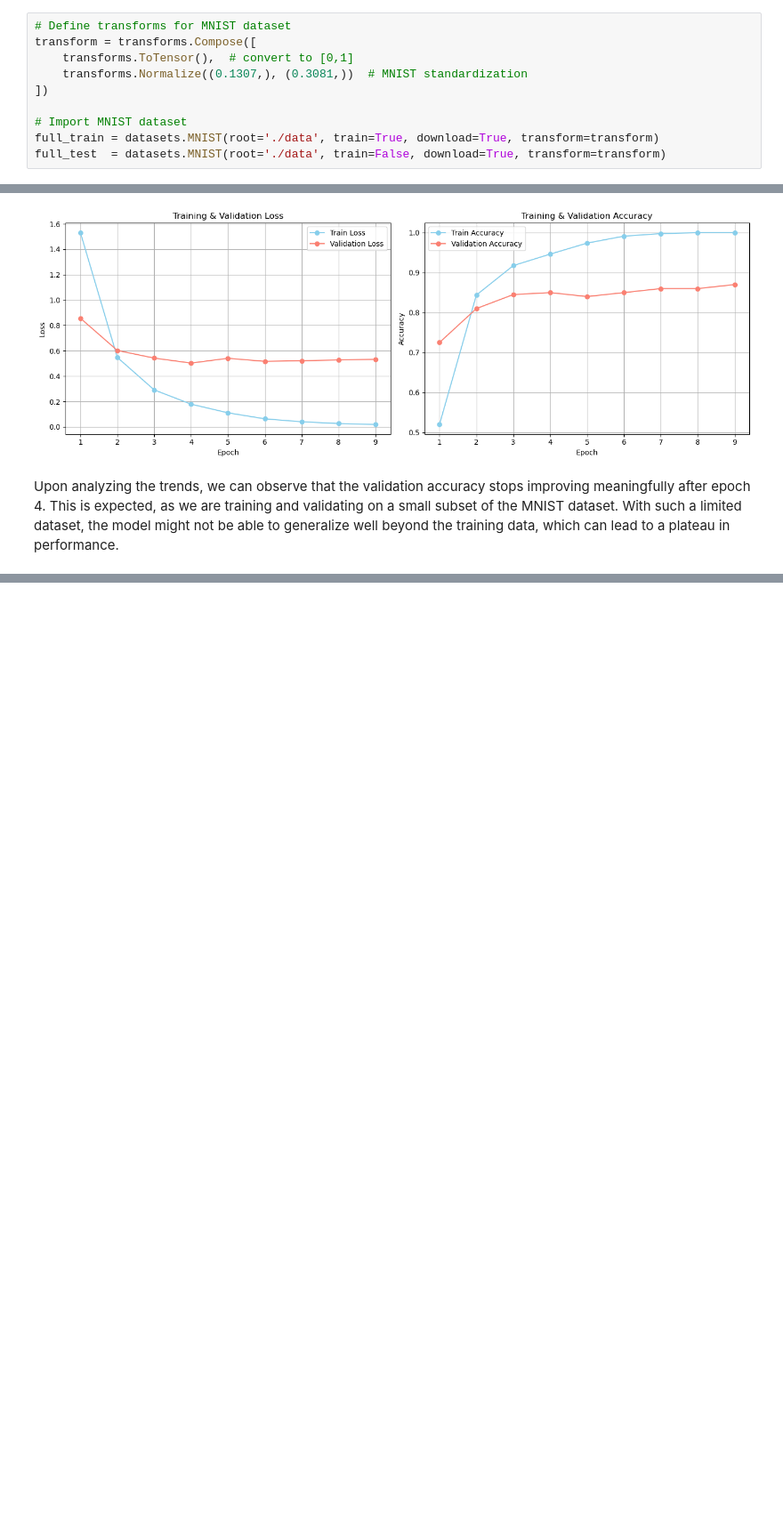
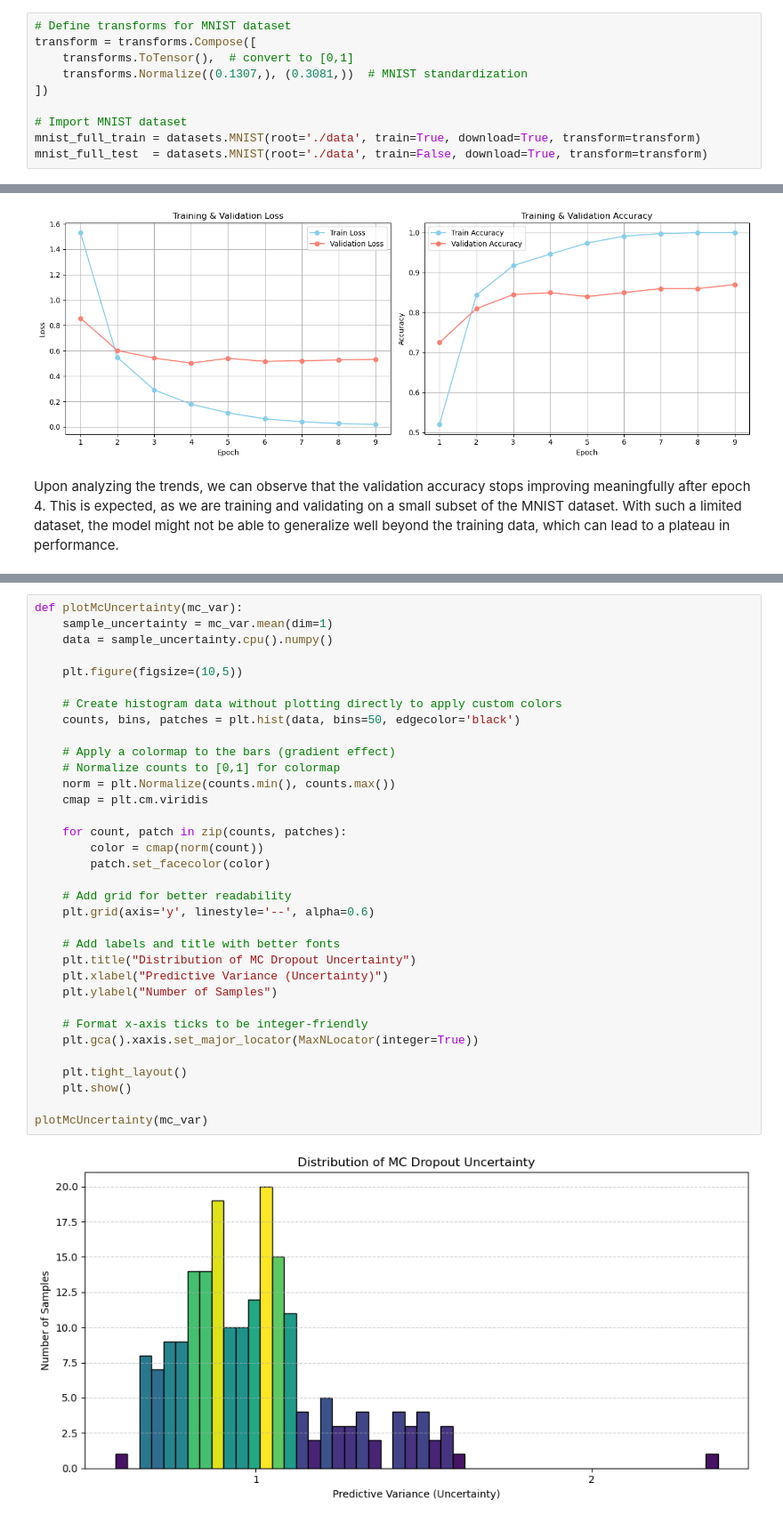
Before and after one commit to wilvang/ml-coursework, a Jupyter notebook: assignment-3/exercises.ipynb, the cells around one changed output, grey strips where cells are left out. Shown at 89% size. Drawn from its saved outputs; the diff is of its cells as text; blank space fills up the shorter version.

```diff
--- a/assignment-3/exercises.ipynb
+++ b/assignment-3/exercises.ipynb
@@ -35,8 +37,8 @@ transform = transforms.Compose([
 ])
 
 # Import MNIST dataset
-full_train = datasets.MNIST(root='./data', train=True, download=True, transform=transform)
-full_test  = datasets.MNIST(root='./data', train=False, download=True, transform=transform)
+mnist_full_train = datasets.MNIST(root='./data', train=True, download=True, transform=transform)
+mnist_full_test  = datasets.MNIST(root='./data', train=False, download=True, transform=transform)
 # %% [markdown]
 We use a small subset of MNIST, taking the first 1000 training samples and 200 test samples. We then split the training subset into training and validation sets. Finally, we create DataLoaders with a batch size of 32 to handle batching during training and evaluation.
 # %%
@@ -249,0 +468,36 @@ The model achieves a test accuracy of 87.5%. This shows that the DNN captures so
+# %%
+def plotMcUncertainty(mc_var):
+    sample_uncertainty = mc_var.mean(dim=1)
+    data = sample_uncertainty.cpu().numpy()
+
+    plt.figure(figsize=(10,5))
+
+    # Create histogram data without plotting directly to apply custom colors
+    counts, bins, patches = plt.hist(data, bins=50, edgecolor='black')
+
+    # Apply a colormap to the bars (gradient effect)
+    # Normalize counts to [0,1] for colormap
+    norm = plt.Normalize(counts.min(), counts.max())
+    cmap = plt.cm.viridis
+
+    for count, patch in zip(counts, patches):
+        color = cmap(norm(count))
+        patch.set_facecolor(color)
+
+    # Add grid for better readability
+    plt.grid(axis='y', linestyle='--', alpha=0.6)
+
+    # Add labels and title with better fonts
+    plt.title("Distribution of MC Dropout Uncertainty")
+    plt.xlabel("Predictive Variance (Uncertainty)")
+    plt.ylabel("Number of Samples")
+
+    # Format x-axis ticks to be integer-friendly
+    plt.gca().xaxis.set_major_locator(MaxNLocator(integer=True))
+
+    plt.tight_layout()
+    plt.show()
+
+plotMcUncertainty(mc_var)
+# %% [output]
+[figure, added]
```
Also changed, not shown: parts of 37 cells of this notebook, 1 other file.
